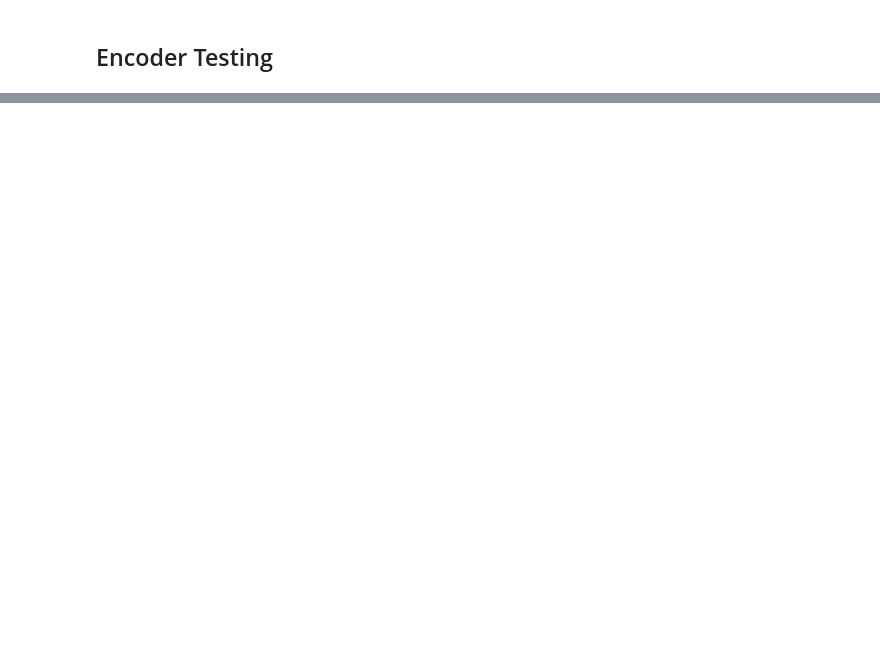
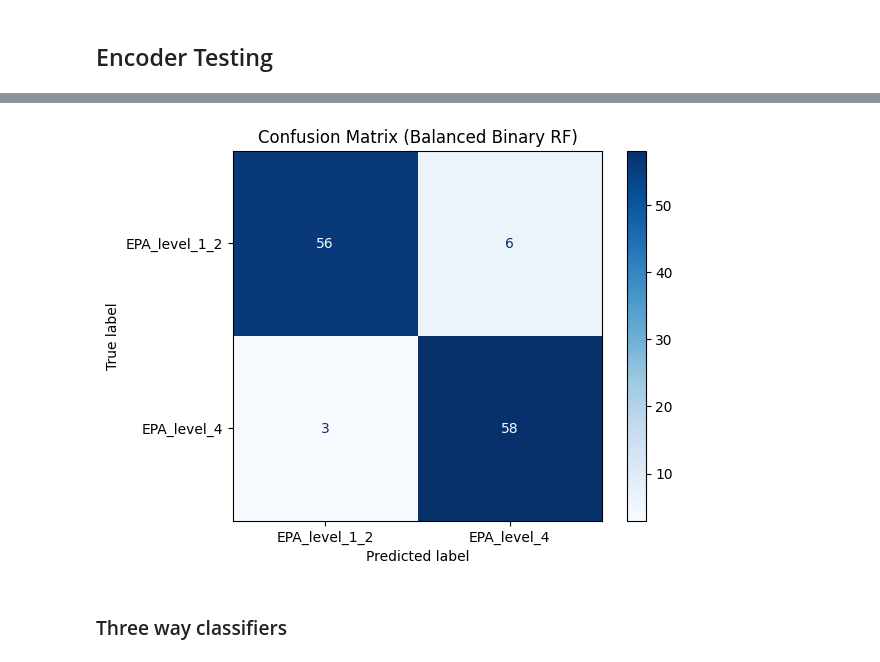
Before and after one commit to DashLLipsey/PREDICT-MIT-LL, a Jupyter notebook: Notebooks/encoder_randforest_subset_union.ipynb, the cells around one changed output, grey strips where cells are left out. Saved outputs shown, nothing was run; the diff lists cells and outputs as text; code cells hidden in the pictures; blank space fills up the shorter version.

```diff
--- a/Notebooks/encoder_randforest_subset_union.ipynb
+++ b/Notebooks/encoder_randforest_subset_union.ipynb
@@ -893,0 +1185,28 @@ RuntimeError: mat1 and mat2 shapes cannot be multiplied (233x815 and 679x662)
+# %%
+# Balanced Binary Classification
+# Set up sampling strategy
+target_count = 100
+# Undersample the majority class
+rus = RandomUnderSampler(sampling_strategy='auto', random_state=15)
+X_under, y_under = rus.fit_resample(X_bin, y_bin)
+# Oversample the minority class
+ros = RandomOverSampler(sampling_strategy='auto', random_state=15)
+X_bal, y_bal = ros.fit_resample(X_under, y_under)
+
+X_train_bal, X_test_bal, y_train_bal, y_test_bal = train_test_split(
+    X_bal, y_bal, test_size=0.2, random_state=15, stratify=y_bal
+)
+
+rf_bin_bal = RandomForestClassifier(n_estimators=100, random_state=15)
+rf_bin_bal.fit(X_train_bal, y_train_bal)
+y_pred_bal = rf_bin_bal.predict(X_test_bal)
+
+cm_bal = confusion_matrix(y_test_bal, y_pred_bal, labels=['EPA_level_1_2', 'EPA_level_4'])
+disp_bal = ConfusionMatrixDisplay(confusion_matrix=cm_bal, display_labels=['EPA_level_1_2', 'EPA_level_4'])
+disp_bal.plot(cmap='Blues')
+plt.title("Confusion Matrix (Balanced Binary RF)")
+plt.show()
+# %% [output]
+[figure, added]
+# %% [markdown]
+### Three way classifiers
```
Also changed, not shown: parts of 30 cells of this notebook.
